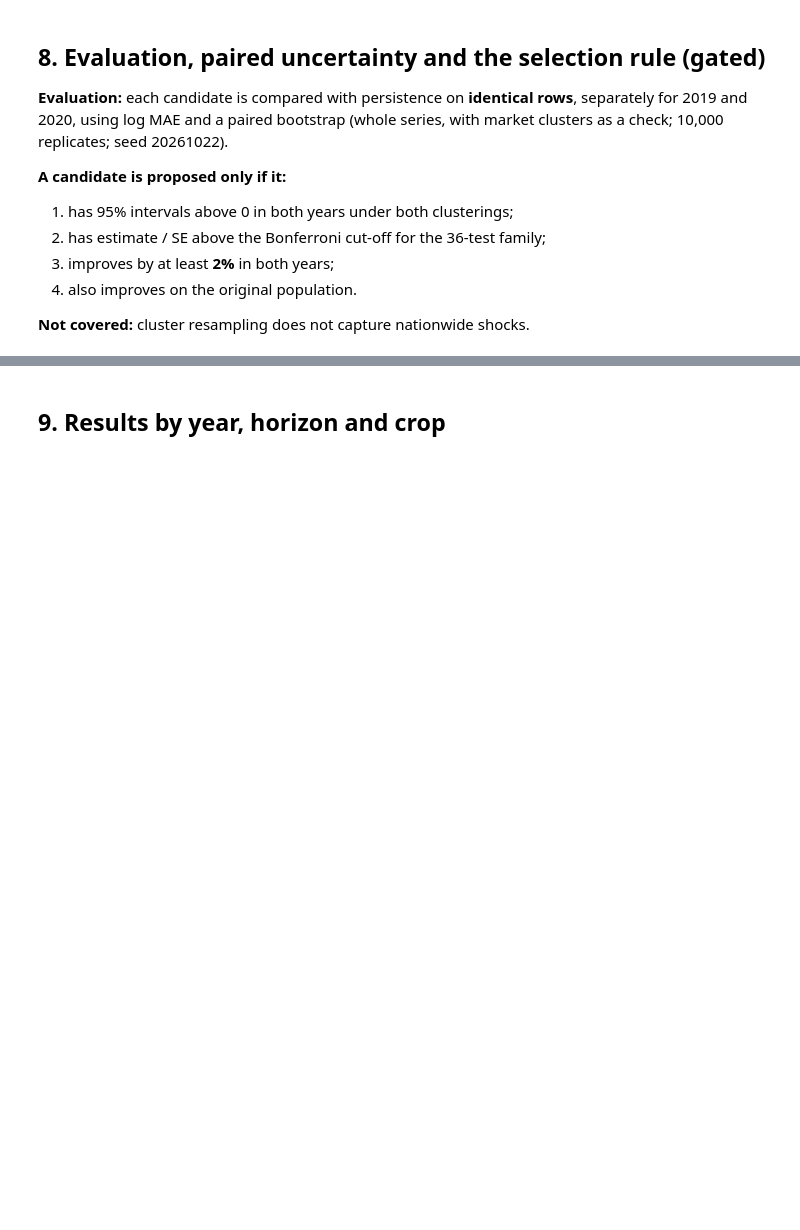
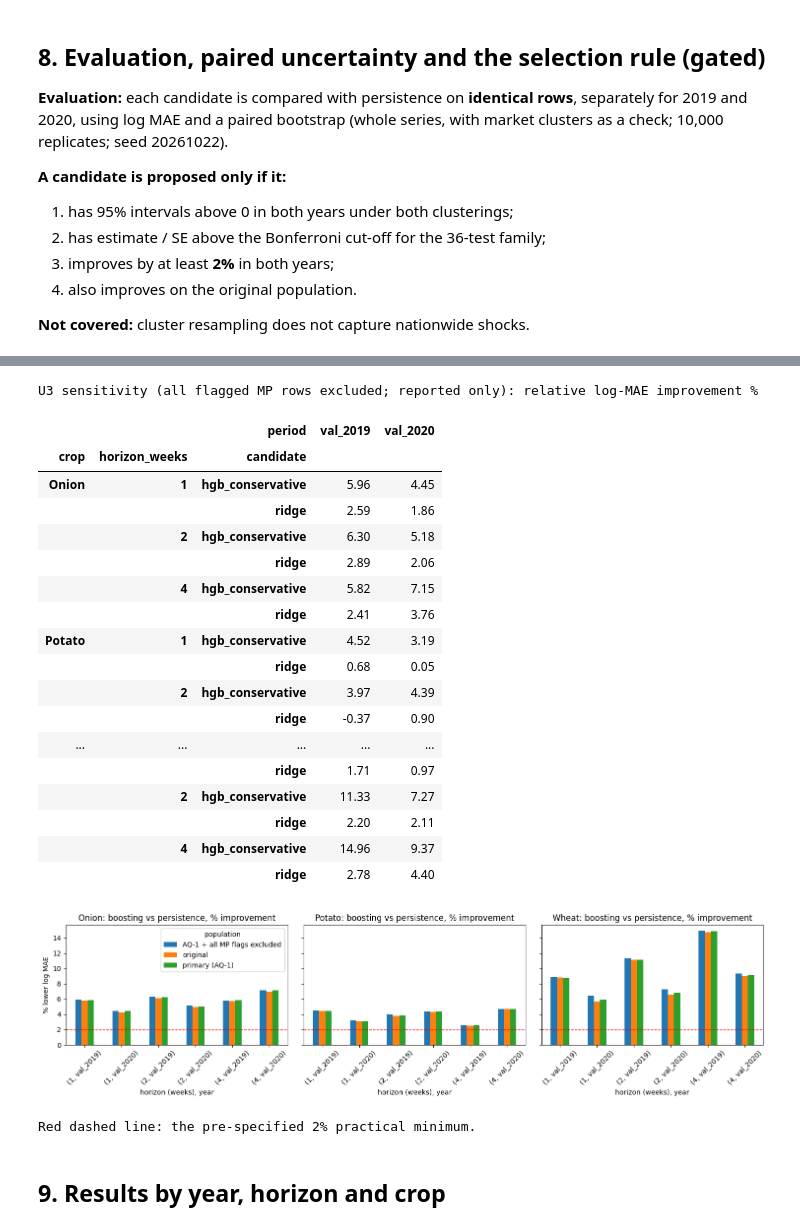
Before and after one commit to akshat12bhardwaj/BDA, a Jupyter notebook: Notebooks/Phase_09_Arrivals_Model_Experiments.ipynb, the cells around one changed output, grey strips where cells are left out. Cells and saved outputs as stored; diff of their text form; code cells hidden in the pictures; blank space fills up the shorter version.

```diff
--- a/Notebooks/Phase_09_Arrivals_Model_Experiments.ipynb
+++ b/Notebooks/Phase_09_Arrivals_Model_Experiments.ipynb
@@ -216,6 +314,18 @@ if RESULTS:
     print("U3 sensitivity (all flagged MP rows excluded; reported only): relative log-MAE improvement %")
     display(mp_view.pivot_table(index=["crop", "horizon_weeks", "candidate"], columns="period",
                                 values="rel_log_mae_improvement_pct").round(2))
+    # the same improvement of conservative boosting under the three populations: the conclusion should not depend on them
+    sens = pd.concat([b.assign(population=p) for p, b in [("primary (AQ-1)", BOOT_PRIMARY), ("original", BOOT_ORIGINAL),
+                                                           ("AQ-1 + all MP flags excluded", BOOT_MP)]])
+    sens = sens[(sens["cluster"] == "series") & (sens["period"] != "val_combined") & (sens["candidate"] == "hgb_conservative")]
+    fig, axes = plt.subplots(1, 3, figsize=(15, 4), sharey=True)
+    for ax, crop in zip(axes, CROPS):
+        t = sens[sens["crop"] == crop].pivot_table(index=["horizon_weeks", "period"], columns="population", values="rel_log_mae_improvement_pct")
+        t.plot(kind="bar", ax=ax, rot=45, legend=(crop == CROPS[0]), title=f"{crop}: boosting vs persistence, % improvement")
+        ax.axhline(am.MIN_REL, color="red", ls="--", lw=1); ax.set_xlabel("horizon (weeks), year"); ax.set_ylabel("% lower log MAE")
+    fig.tight_layout(); fig.savefig(FIG / "phase09_population_sensitivity.png", dpi=110); plt.show()
+    print("Red dashed line: the pre-specified 2% practical minimum.")
 else:
     print("No candidate results: the selection rule is defined (am.select) and tested, but not applied.")
     print("Bonferroni family:", am.FAMILY, "tests, z cut-off", round(am.Z_BONFERRONI, 3), "| practical minimum", am.MIN_REL, "%")
+# %% [output]
@@ -222,3 +349,24 @@ else:
+U3 sensitivity (all flagged MP rows excluded; reported only): relative log-MAE improvement %
+|  |  | period | val_2019 | val_2020 |
+| crop | horizon_weeks | candidate |  |  |
+| Onion | 1 | hgb_conservative | 5.96 | 4.45 |
+|  |  | ridge | 2.59 | 1.86 |
+|  | 2 | hgb_conservative | 6.30 | 5.18 |
+|  |  | ridge | 2.89 | 2.06 |
+|  | 4 | hgb_conservative | 5.82 | 7.15 |
+|  |  | ridge | 2.41 | 3.76 |
+| Potato | 1 | hgb_conservative | 4.52 | 3.19 |
+|  |  | ridge | 0.68 | 0.05 |
+|  | 2 | hgb_conservative | 3.97 | 4.39 |
+|  |  | ridge | -0.37 | 0.90 |
+| ... | ... | ... | ... | ... |
+|  |  | ridge | 1.71 | 0.97 |
+|  | 2 | hgb_conservative | 11.33 | 7.27 |
+|  |  | ridge | 2.20 | 2.11 |
+|  | 4 | hgb_conservative | 14.96 | 9.37 |
+|  |  | ridge | 2.78 | 4.40 |
+[figure, added]
+Red dashed line: the pre-specified 2% practical minimum.
 # %% [markdown]
 ## 9. Results by year, horizon and crop
 # %%
```
Also changed, not shown: parts of 20 cells of this notebook, 31 other files.
